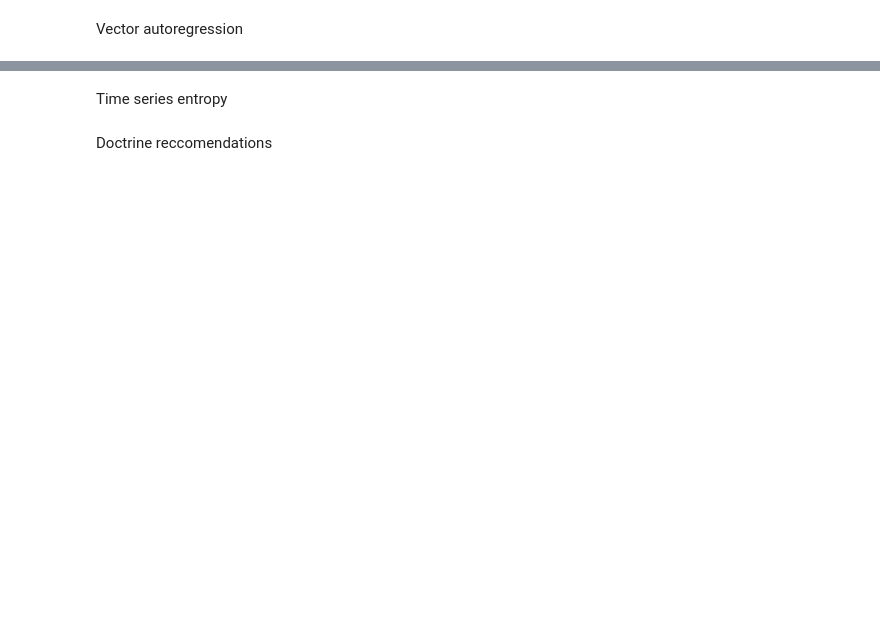
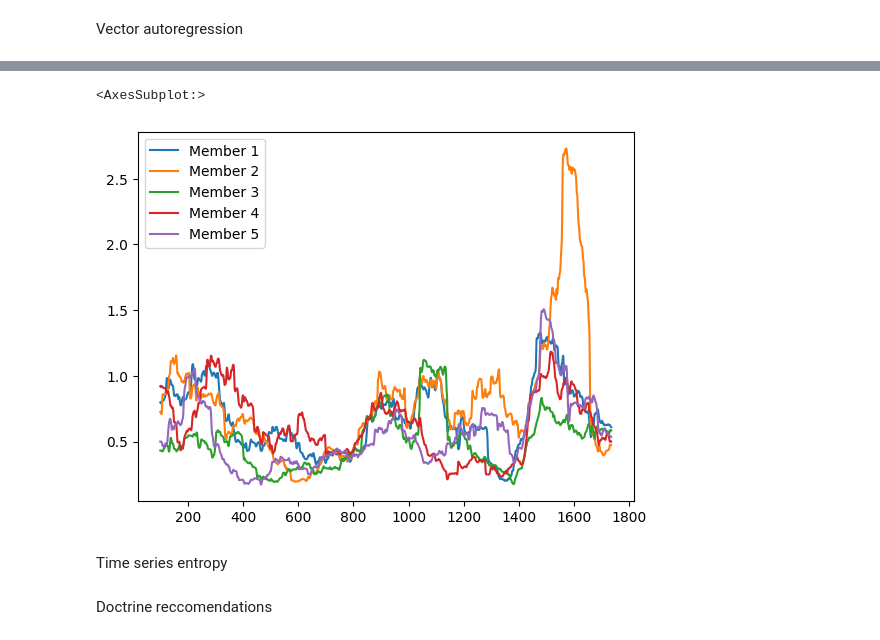
Before and after one commit to Tufts-University/FLOCK, a Jupyter notebook: Tutorials/Regularity-Metrics.ipynb, the cells around one changed output, grey strips where cells are left out. Saved outputs shown, nothing was run; the diff lists cells and outputs as text; code cells hidden in the pictures; blank space fills up the shorter version.

```diff
--- a/Tutorials/Regularity-Metrics.ipynb
+++ b/Tutorials/Regularity-Metrics.ipynb
@@ -49,3 +64,8 @@ Vector autoregression
+# %%
+VARX_errs[0].rolling(100).mean().plot()
+# %% [output]
+<AxesSubplot:>
+[figure, added]
 # %% [markdown]
 Time series entropy
 # %% [markdown]
```
Also changed, not shown: parts of 5 cells of this notebook, 2 other files.
